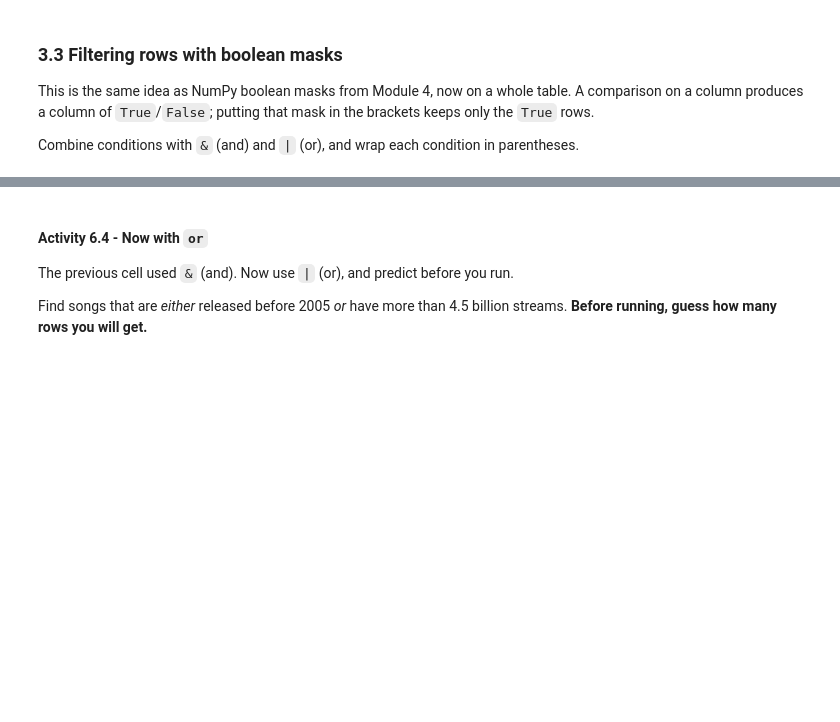
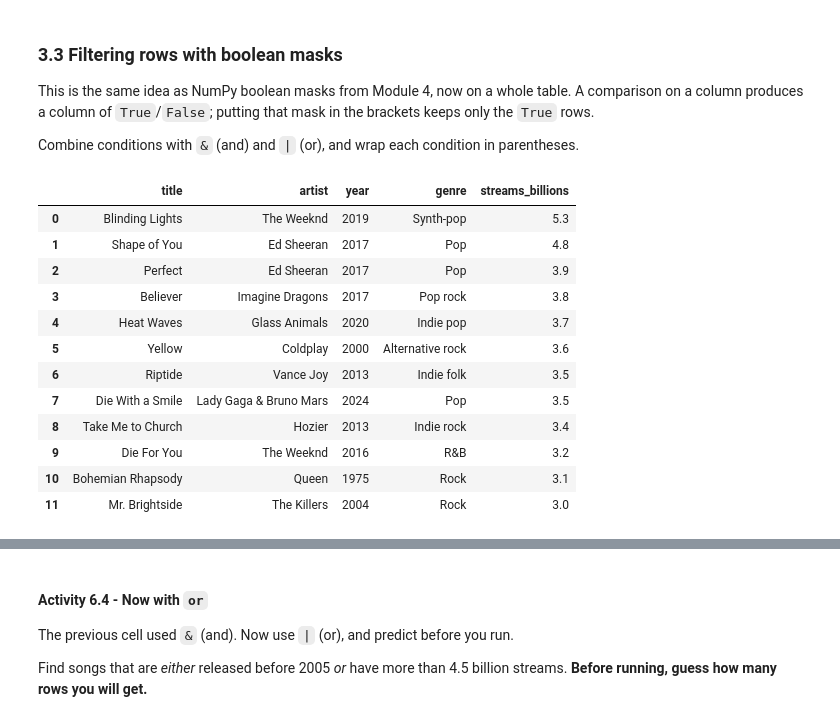
Before and after one commit to jppeirce/DSC210-Foundations-of-Data-Science, a Jupyter notebook: ClassNotebooks/06-dictionaries_pandas/06_intro_to_dictionaries_pandas.ipynb, the cells around one changed output, grey strips where cells are left out. Drawn from its saved outputs; the diff is of its cells as text; code cells hidden in the pictures; blank space fills up the shorter version.

```diff
--- a/ClassNotebooks/06-dictionaries_pandas/06_intro_to_dictionaries_pandas.ipynb
+++ b/ClassNotebooks/06-dictionaries_pandas/06_intro_to_dictionaries_pandas.ipynb
@@ -437,6 +463,22 @@ print('by label   :', songs_by_title.loc[____]['streams_billions'])   # use the
 This is the same idea as NumPy boolean masks from Module 4, now on a whole table. A comparison on a column produces a column of `True`/`False`; putting that mask in the brackets keeps only the `True` rows.
 
 Combine conditions with `&` (and) and `|` (or), and wrap each condition in parentheses.
+# %%
+songs
+# %% [output]
+|  | title | artist | year | genre | streams_billions |
+| 0 | Blinding Lights | The Weeknd | 2019 | Synth-pop | 5.3 |
+| 1 | Shape of You | Ed Sheeran | 2017 | Pop | 4.8 |
+| 2 | Perfect | Ed Sheeran | 2017 | Pop | 3.9 |
+| 3 | Believer | Imagine Dragons | 2017 | Pop rock | 3.8 |
+| 4 | Heat Waves | Glass Animals | 2020 | Indie pop | 3.7 |
+| 5 | Yellow | Coldplay | 2000 | Alternative rock | 3.6 |
+| 6 | Riptide | Vance Joy | 2013 | Indie folk | 3.5 |
+| 7 | Die With a Smile | Lady Gaga & Bruno Mars | 2024 | Pop | 3.5 |
+| 8 | Take Me to Church | Hozier | 2013 | Indie rock | 3.4 |
+| 9 | Die For You | The Weeknd | 2016 | R&B | 3.2 |
+| 10 | Bohemian Rhapsody | Queen | 1975 | Rock | 3.1 |
+| 11 | Mr. Brightside | The Killers | 2004 | Rock | 3.0 |
 # %%
 # RUN-TOGETHER
 # Step 1: a comparison makes a boolean column.
```
Also changed, not shown: parts of 13 cells of this notebook.
